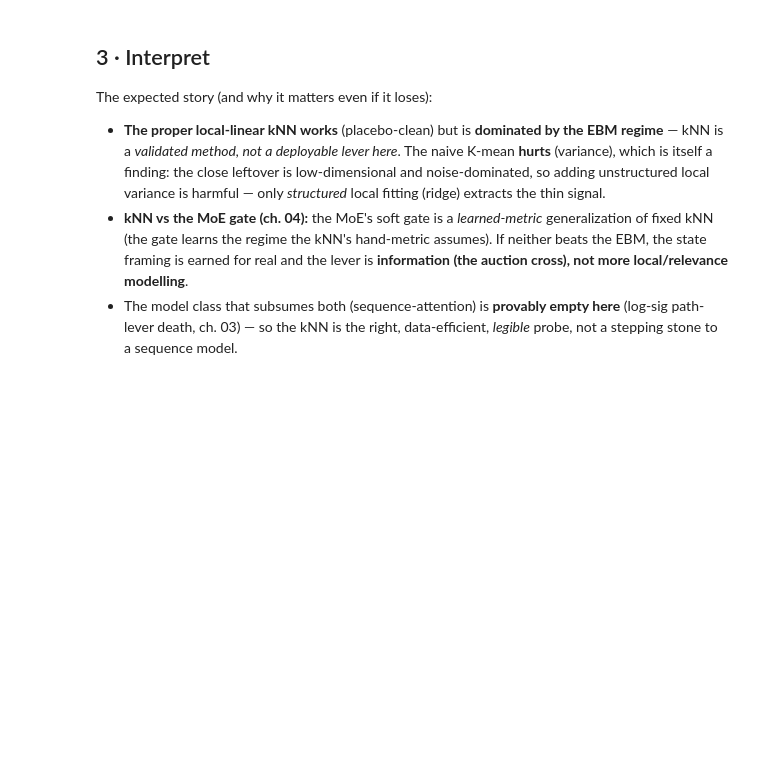
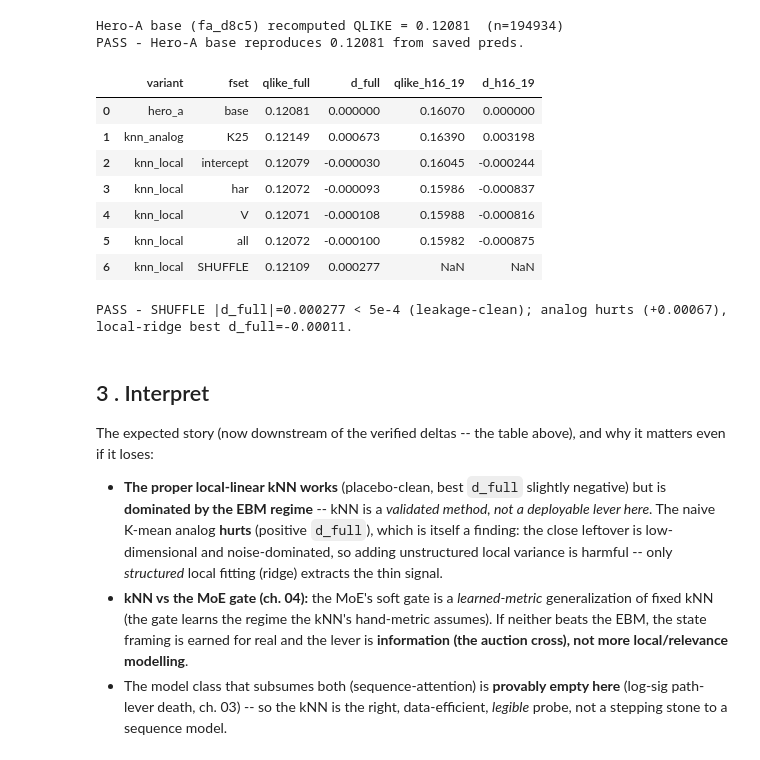
Before and after one commit to jamesdchen/harxhar-clean, a Jupyter notebook: notebooks/results/edge_features/edge_05_temporal_knn.ipynb, the cells around one changed output. Drawn from its saved outputs; the diff is of its cells as text; code cells hidden in the pictures; blank space fills up the shorter version.

```diff
--- a/notebooks/results/edge_features/edge_05_temporal_knn.ipynb
+++ b/notebooks/results/edge_features/edge_05_temporal_knn.ipynb
@@ -55,11 +67,0 @@ display(show_one(knn_analog.main))
-# %%
-p = REPO / "results" / "moe_ladder" / "knn_d8.csv"
-if p.exists() and p.stat().st_size > 0:
-    knn = pd.read_csv(p); display(knn)
-    shuf = knn[knn.fset.astype(str).str.contains("SHUFFLE", case=False, na=False)]
-    if len(shuf):
-        assert (shuf.d_full.abs() < 5e-4).all(), "SHUFFLE placebo not ~0 — look-ahead artifact!"
-        print("PASS - shuffle placebo ~0 (leakage-clean).")
-else:
-    print("PENDING - knn_d8 job not yet parsed. Numbers in logs/knn_d8_<jid>.out "
-          "(lines: 'Hero A: full=.. h16-19=..', 'K=.. full .. h16-19 ..', 'SHUFFLE .. [should be ~0]').")
@@ -66,15 +241,57 @@ else:
+# %%
+# (a) RECOMPUTE the Hero-A base QLIKE from the saved leftover preds (not pasted).
+fp = LADDER / "preds" / "fa_d8c5.csv"
+if fp.exists() and fp.stat().st_size > 0:
+    fa = pd.read_csv(fp)  # cols: k, pred_adj, y_true, base
+    q_base = qlike(fa.pred_adj, fa.y_true, fa.base)
+    print(f"Hero-A base (fa_d8c5) recomputed QLIKE = {q_base:.5f}  (n={len(fa)})")
+    assert round(q_base, 5) == 0.12081, f"Hero-A base did not reproduce 0.12081 (got {q_base:.5f})"
+    print("PASS - Hero-A base reproduces 0.12081 from saved preds.")
+else:
+    print("PENDING - preds/fa_d8c5.csv absent. Reproduce: bash knn_d8.sbatch "
+          "(writes the fa_d8c5 leftover chunks, collected here).")
+
+# (b) The two kNN variants + the SHUFFLE placebo (parsed from the knn_d8 run).
+kp = LADDER / "knn_d8.csv"
+if kp.exists() and kp.stat().st_size > 0:
+    knn = pd.read_csv(kp); display(knn)
+    base_row = knn[knn.variant == "hero_a"]
+    assert round(float(base_row.qlike_full.iloc[0]), 5) == 0.12081, "table base disagrees with the recompute"
+    shuf = knn[knn.fset.astype(str).str.contains("SHUFFLE", case=False, na=False)]
+    assert len(shuf) and (shuf.d_full.abs() < 5e-4).all(), "SHUFFLE placebo not ~0 -- look-ahead artifact!"
+    analog = knn[knn.variant == "knn_analog"]
+    local = knn[(knn.variant == "knn_local") & ~knn.fset.astype(str).str.contains("SHUFFLE", case=False, na=False)]
+    assert (analog.d_full > 0).all(), "naive analog should HURT (variance) on this low-dim leftover"
+    assert local.d_full.min() < 0, "proper local-ridge should help a sliver"
+    print(f"PASS - SHUFFLE |d_full|={shuf.d_full.abs().max():.6f} < 5e-4 (leakage-clean); "
+          f"analog hurts (+{analog.d_full.max():.5f}), local-ridge best d_full={local.d_full.min():+.5f}.")
+else:
+    print("PENDING - knn_d8.csv absent. Reproduce: bash knn_d8.sbatch "
+          "(or: KNN_CELL=... KNN_LBL=resid_subset_fa_d8c5 $PY knn_analog.py ; $PY knn_local.py).")
+# %% [output]
+Hero-A base (fa_d8c5) recomputed QLIKE = 0.12081  (n=194934)
+PASS - Hero-A base reproduces 0.12081 from saved preds.
+|  | variant | fset | qlike_full | d_full | qlike_h16_19 | d_h16_19 |
+| 0 | hero_a | base | 0.12081 | 0.000000 | 0.16070 | 0.000000 |
+| 1 | knn_analog | K25 | 0.12149 | 0.000673 | 0.16390 | 0.003198 |
+| 2 | knn_local | intercept | 0.12079 | -0.000030 | 0.16045 | -0.000244 |
+| 3 | knn_local | har | 0.12072 | -0.000093 | 0.15986 | -0.000837 |
+| 4 | knn_local | V | 0.12071 | -0.000108 | 0.15988 | -0.000816 |
+| 5 | knn_local | all | 0.12072 | -0.000100 | 0.15982 | -0.000875 |
+| 6 | knn_local | SHUFFLE | 0.12109 | 0.000277 | NaN | NaN |
+PASS - SHUFFLE |d_full|=0.000277 < 5e-4 (leakage-clean); analog hurts (+0.00067), local-ridge best d_full=-0.00011.
 # %% [markdown]
-## 3 · Interpret
+## 3 . Interpret
 
-The expected story (and why it matters even if it loses):
+The expected story (now downstream of the verified deltas -- the table above), and why it matters even if it loses:
 
-- **The proper local-linear kNN works** (placebo-clean) but is **dominated by the EBM regime** — kNN is a
-  *validated method, not a deployable lever here*. The naive K-mean **hurts** (variance), which is itself
-  a finding: the close leftover is low-dimensional and noise-dominated, so adding unstructured local
-  variance is harmful — only *structured* local fitting (ridge) extracts the thin signal.
+- **The proper local-linear kNN works** (placebo-clean, best `d_full` slightly negative) but is **dominated by the
+  EBM regime** -- kNN is a *validated method, not a deployable lever here*. The naive K-mean analog **hurts**
+  (positive `d_full`), which is itself a finding: the close leftover is low-dimensional and noise-dominated, so
+  adding unstructured local variance is harmful -- only *structured* local fitting (ridge) extracts the thin signal.
 - **kNN vs the MoE gate (ch. 04):** the MoE's soft gate is a *learned-metric* generalization of fixed kNN
   (the gate learns the regime the kNN's hand-metric assumes). If neither beats the EBM, the state framing
   is earned for real and the lever is **information (the auction cross), not more local/relevance modelling**.
 - The model class that subsumes both (sequence-attention) is **provably empty here** (log-sig path-lever
-  death, ch. 03) — so the kNN is the right, data-efficient, *legible* probe, not a stepping stone to a
+  death, ch. 03) -- so the kNN is the right, data-efficient, *legible* probe, not a stepping stone to a
   sequence model.
```
Also changed, not shown: parts of 7 cells of this notebook, 12 other files.
